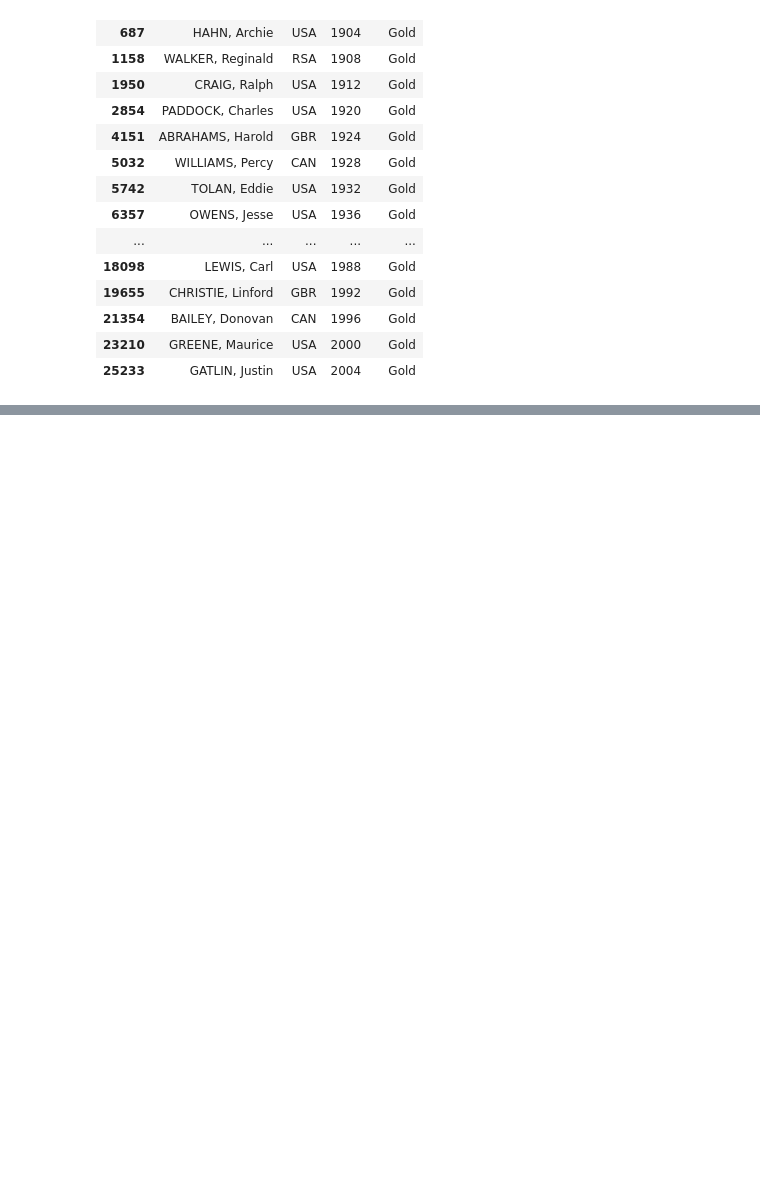
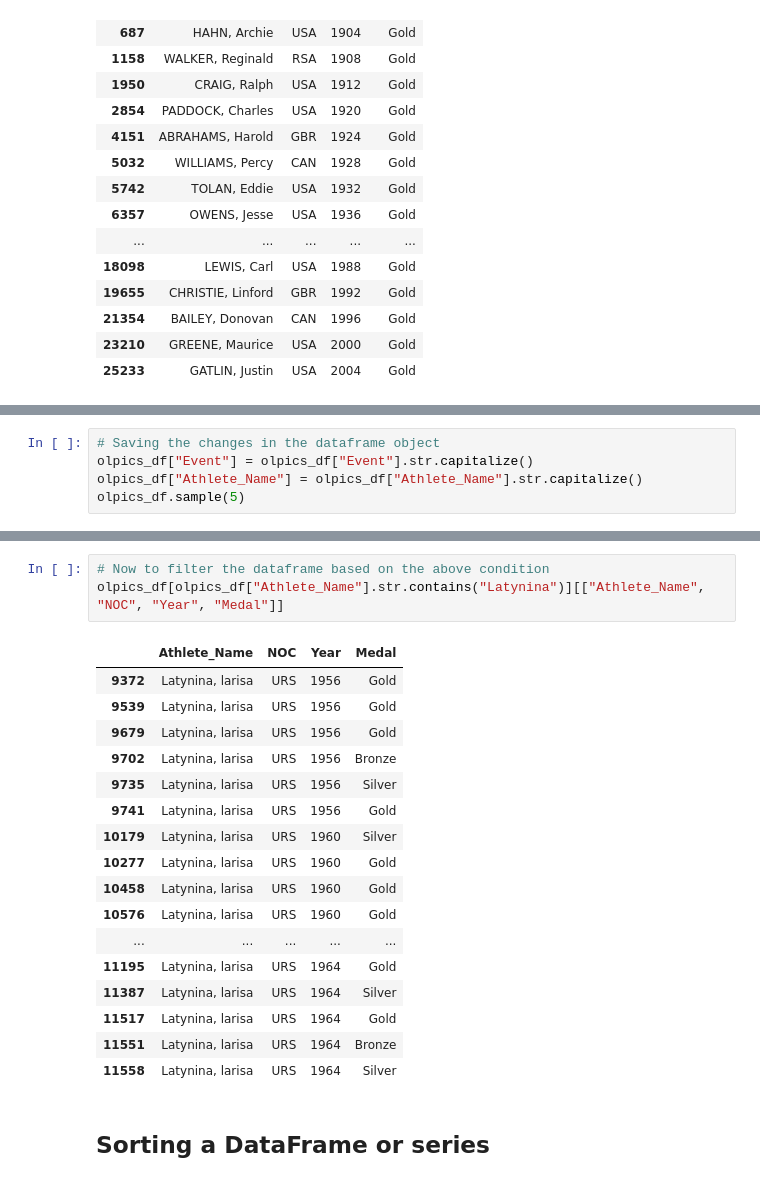
Before and after one commit to Wambaforestin/learning-python, a Jupyter notebook: python_libraries/learning_pandas2.0.ipynb, the cells around one changed output, grey strips where cells are left out. Drawn from its saved outputs; the diff is of its cells as text; blank space fills up the shorter version.

```diff
--- a/python_libraries/learning_pandas2.0.ipynb
+++ b/python_libraries/learning_pandas2.0.ipynb
@@ -490,0 +525,5 @@ first_men_100m.sort_values(by="Year", ascending=False)
+# %%
+# Saving the changes in the dataframe object
+olpics_df["Event"] = olpics_df["Event"].str.capitalize()
+olpics_df["Athlete_Name"] = olpics_df["Athlete_Name"].str.capitalize()
+olpics_df.sample(5)
@@ -490,0 +558,23 @@ first_men_100m.sort_values(by="Year", ascending=False)
+# %%
+# Now to filter the dataframe based on the above condition
+olpics_df[olpics_df["Athlete_Name"].str.contains("Latynina")][["Athlete_Name", "NOC", "Year", "Medal"]]
+# %% [output]
+|  | Athlete_Name | NOC | Year | Medal |
+| 9372 | Latynina, larisa | URS | 1956 | Gold |
+| 9539 | Latynina, larisa | URS | 1956 | Gold |
+| 9679 | Latynina, larisa | URS | 1956 | Gold |
+| 9702 | Latynina, larisa | URS | 1956 | Bronze |
+| 9735 | Latynina, larisa | URS | 1956 | Silver |
+| 9741 | Latynina, larisa | URS | 1956 | Gold |
+| 10179 | Latynina, larisa | URS | 1960 | Silver |
+| 10277 | Latynina, larisa | URS | 1960 | Gold |
+| 10458 | Latynina, larisa | URS | 1960 | Gold |
+| 10576 | Latynina, larisa | URS | 1960 | Gold |
+| ... | ... | ... | ... | ... |
+| 11195 | Latynina, larisa | URS | 1964 | Gold |
+| 11387 | Latynina, larisa | URS | 1964 | Silver |
+| 11517 | Latynina, larisa | URS | 1964 | Gold |
+| 11551 | Latynina, larisa | URS | 1964 | Bronze |
+| 11558 | Latynina, larisa | URS | 1964 | Silver |
+# %% [markdown]
+## Sorting a DataFrame or series
```
Also changed, not shown: parts of 7 cells of this notebook.
